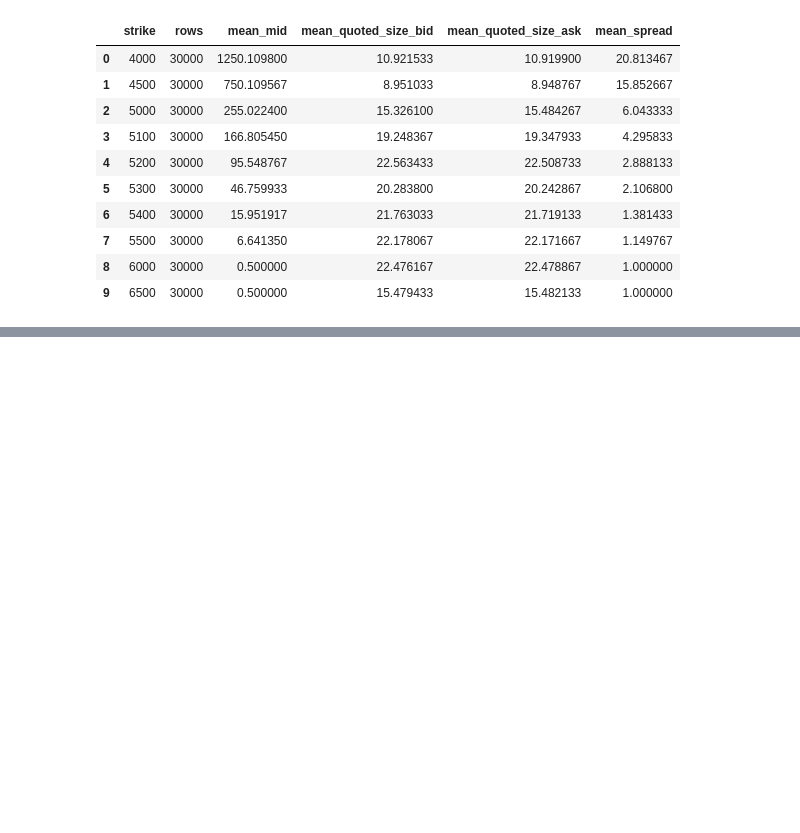
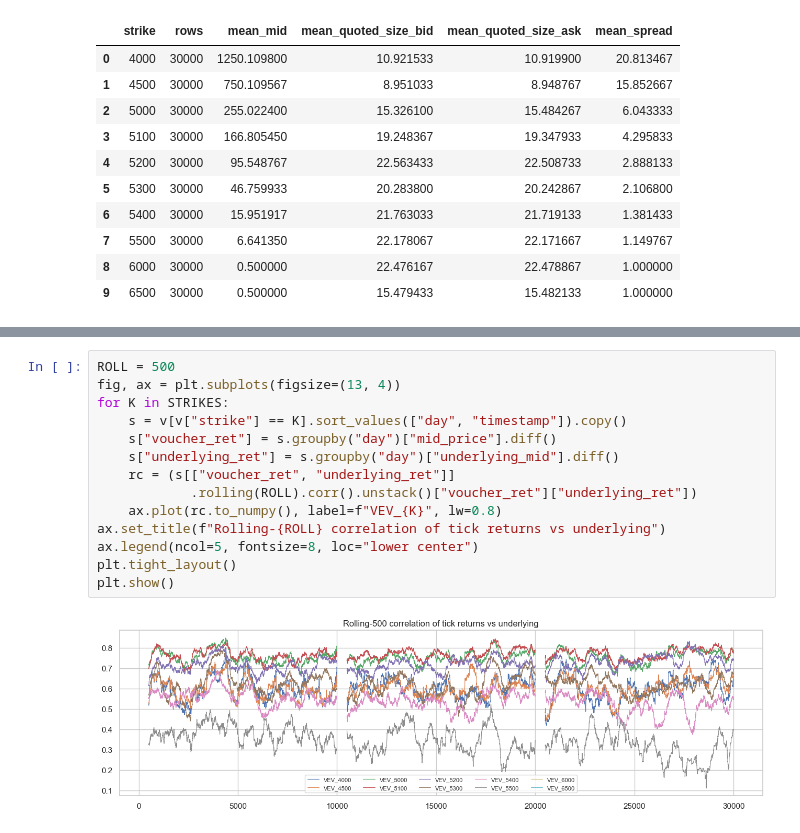
Before and after one commit to Sophbx/imc_prosperity4, a Jupyter notebook: Round3/Analysis/analysis_options.ipynb, the cells around one changed output, grey strips where cells are left out. Saved outputs shown, nothing was run; the diff lists cells and outputs as text; blank space fills up the shorter version.

```diff
--- a/Round3/Analysis/analysis_options.ipynb
+++ b/Round3/Analysis/analysis_options.ipynb
@@ -149,0 +180,16 @@ display(per_strike)
+# %%
+ROLL = 500
+fig, ax = plt.subplots(figsize=(13, 4))
+for K in STRIKES:
+    s = v[v["strike"] == K].sort_values(["day", "timestamp"]).copy()
+    s["voucher_ret"] = s.groupby("day")["mid_price"].diff()
+    s["underlying_ret"] = s.groupby("day")["underlying_mid"].diff()
+    rc = (s[["voucher_ret", "underlying_ret"]]
+            .rolling(ROLL).corr().unstack()["voucher_ret"]["underlying_ret"])
+    ax.plot(rc.to_numpy(), label=f"VEV_{K}", lw=0.8)
+ax.set_title(f"Rolling-{ROLL} correlation of tick returns vs underlying")
+ax.legend(ncol=5, fontsize=8, loc="lower center")
+plt.tight_layout()
+plt.show()
+# %% [output]
+[figure, added]
```
Also changed, not shown: parts of 4 cells of this notebook, 1 other file.
